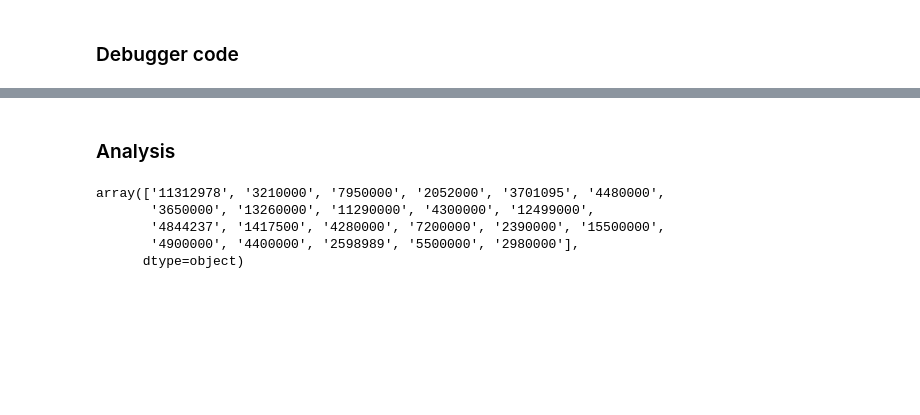
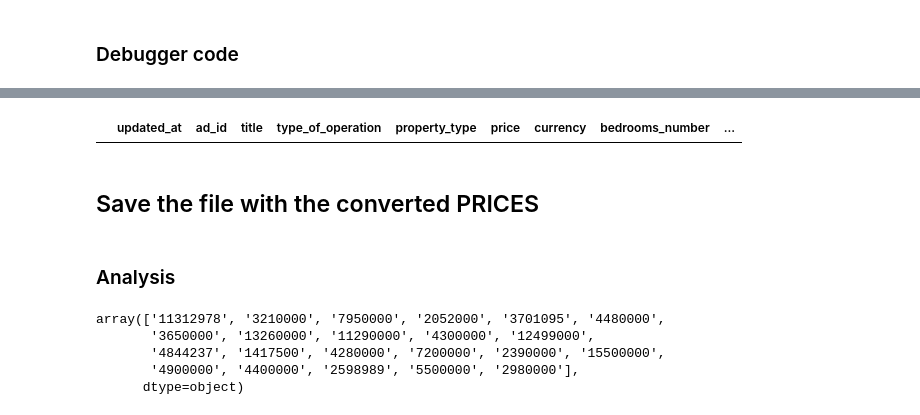
Before and after one commit to trezeget-1/meli_project, a Jupyter notebook: Inmuebles 24 - Scrape.ipynb, the cells around one changed output, grey strips where cells are left out. Cells and saved outputs as stored; diff of their text form; code cells hidden in the pictures; blank space fills up the shorter version.

```diff
--- a/Inmuebles 24 - Scrape.ipynb
+++ b/Inmuebles 24 - Scrape.ipynb
@@ -367,0 +488,2 @@ field 15, length: 1816
+# %%
+propiedades_24_df['price'] = pd.to_numeric(propiedades_24_df['price'])
@@ -367,0 +506,7 @@ field 15, length: 1816
+# %%
+from forex_python.converter import CurrencyRates
+c = CurrencyRates()
+current_exchange_rates = c.get_rates('USD')   # you can directly call get_rates('USD')
+# %%
+mxn_exchange_rate = current_exchange_rates['MXN']
+mxn_exchange_rate
@@ -367,0 +525,5 @@ field 15, length: 1816
+# %%
+for x in range(len(propiedades_24_df)):
+    if propiedades_24_df['currency'][x] == 'USD':
+        propiedades_24_df['price'][x] = float(propiedades_24_df['price'][x]) * mxn_exchange_rate
+        propiedades_24_df['currency'][x] = 'MXN'
@@ -367,0 +539,6 @@ field 15, length: 1816
+# %%
+propiedades_24_df.loc[propiedades_24_df['currency'] == 'USD',:]
+# %% [output]
+|  | updated_at | ad_id | title | type_of_operation | property_type | price | currency | bedrooms_number | ... |
+# %% [markdown]
+## Save the file with the converted PRICES
```
Also changed, not shown: parts of 42 cells of this notebook.
